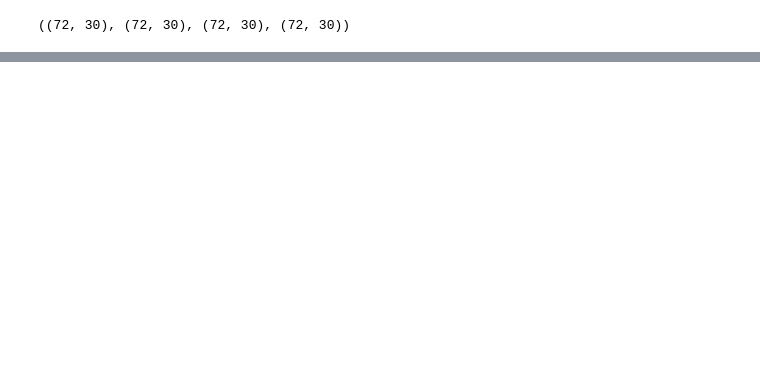
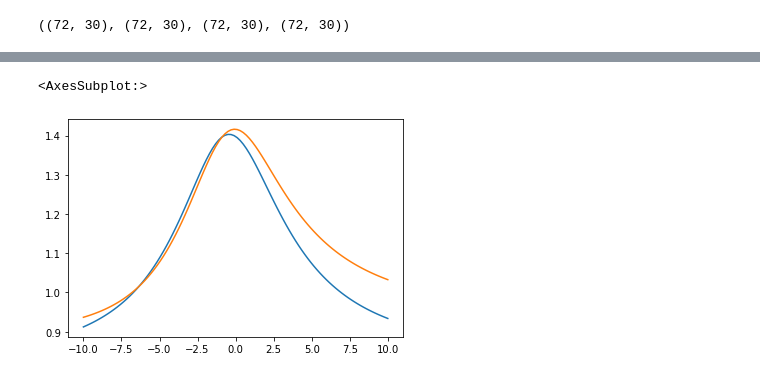
Before and after one commit to newton108/esg-frontier, a Jupyter notebook: frontier/frontier.ipynb, the cells around one changed output, grey strips where cells are left out. Saved outputs shown, nothing was run; the diff lists cells and outputs as text; code cells hidden in the pictures; blank space fills up the shorter version.

```diff
--- a/frontier/frontier.ipynb
+++ b/frontier/frontier.ipynb
@@ -250,0 +254,9 @@ array([[1., 0., 0.],
+# %%
+r = 10
+l = -10
+# %%
+plot_frontier(ret, bm, esg_twitter, ante = True,  s_bar_min = l, s_bar_max = r, aware=False)
+plot_frontier(ret, bm, esg_twitter, ante = True,  s_bar_min = l, s_bar_max = r, aware=True)
+# %% [output]
+<AxesSubplot:>
+[figure, added]
```
Also changed, not shown: parts of 13 cells of this notebook, 3 other files.
